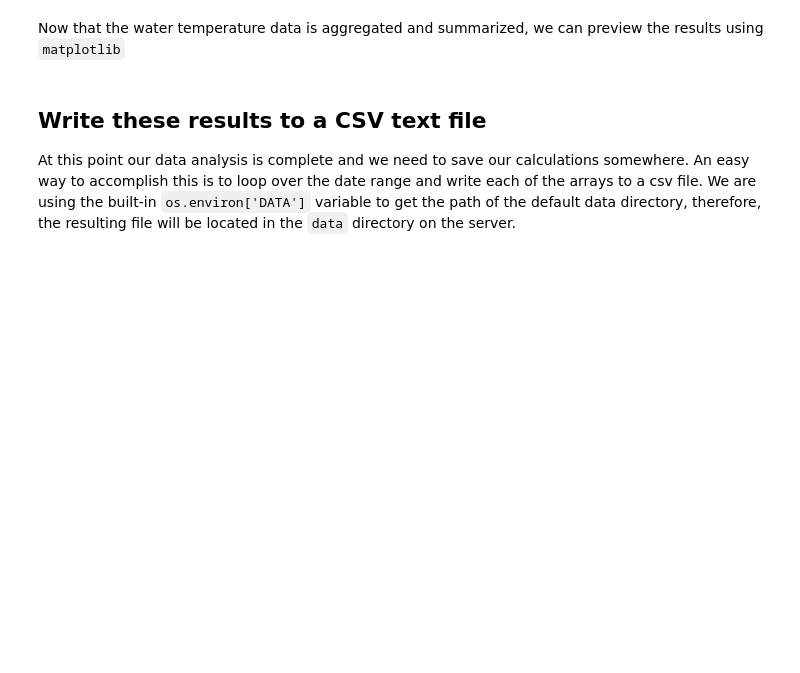
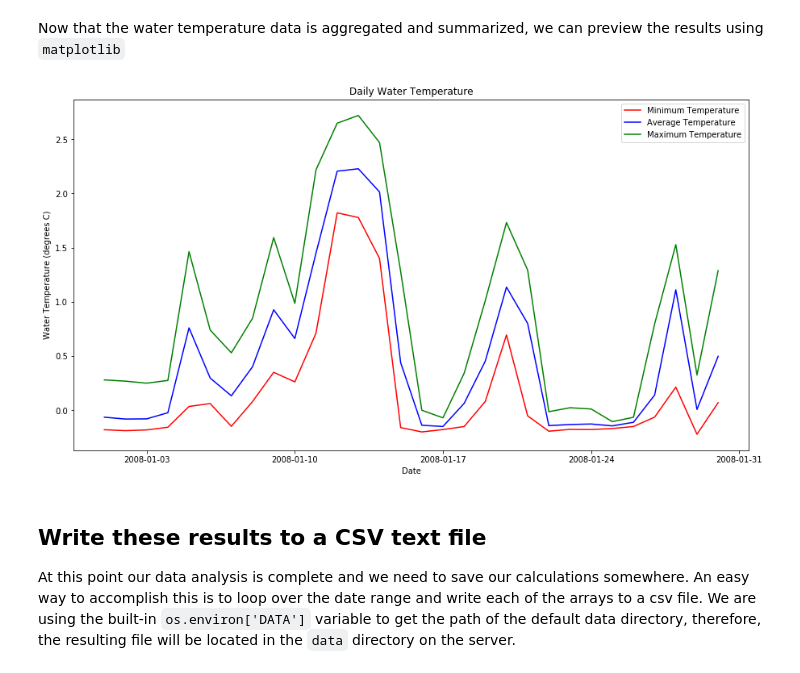
Before and after one commit to hydroshare/hydroshare-jupyterhub, a Jupyter notebook: notebooks/help/timeseries_odm2.ipynb, the cells around one changed output. Cells and saved outputs as stored; diff of their text form; code cells hidden in the pictures; blank space fills up the shorter version.

```diff
--- a/notebooks/help/timeseries_odm2.ipynb
+++ b/notebooks/help/timeseries_odm2.ipynb
@@ -153,0 +192,4 @@ for date in gv.iterkeys():
+# %%
+# group by date and calculate min, max, ave
+df = data.groupby(data['valuedatetime'].dt.date)['datavalue'].agg({'Min':'min','Max':'max','Mean':'mean'})
+df.reset_index(inplace=True)
@@ -178,3 +210,15 @@ fig.autofmt_xdate()
+# %%
+# plot the result
+fig, ax = plt.subplots()
+plt_min =df.plot(x='valuedatetime', y='Min', ax=ax, c='Red', label='Minimum Temperature', figsize=(15,8))
+plt_ave =df.plot(x='valuedatetime', y='Mean', ax=ax, c='Blue', label='Average Temperature')
+plt_max =df.plot(x='valuedatetime', y='Max', ax=ax, c='Green', label='Maximum Temperature')
+xlabel = ax.set_xlabel('Date')
+ylabel = ax.set_ylabel('Water Temperature (degrees C)')
+title = ax.set_title('Daily Water Temperature')
+l = plt.legend()
+# %% [output]
+[figure, added]
 # %% [markdown]
 ## Write these results to a CSV text file
 
```
Also changed, not shown: parts of 21 cells of this notebook.
